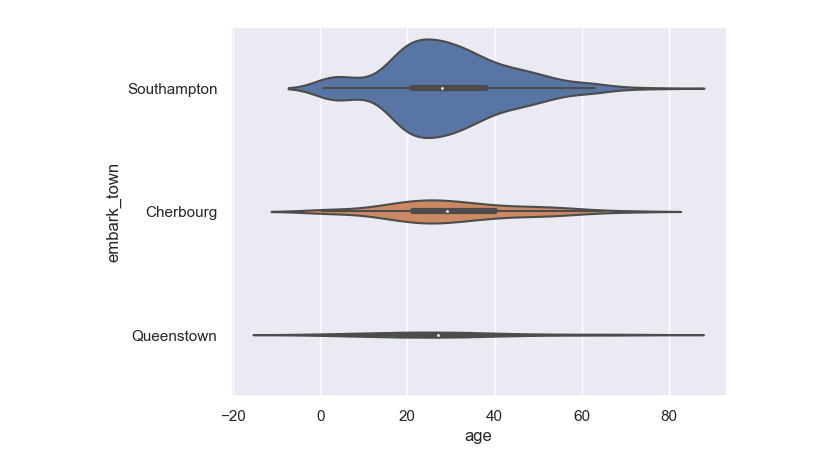
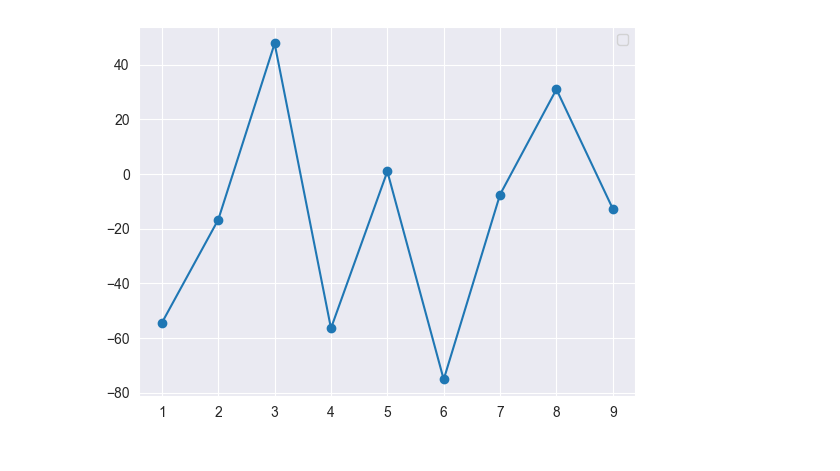
Before and after one commit to Kazi1318914/Plotify, a Jupyter notebook: test.ipynb, the cells around one changed output. Cells and saved outputs as stored; diff of their text form; code cells hidden in the pictures.

Commit message:
scatter and connected scatter plot added

```diff
--- a/test.ipynb
+++ b/test.ipynb
@@ -160,7 +139,20 @@ Index(['survived', 'pclass', 'sex', 'age', 'sibsp', 'parch', 'fare',
       dtype='object')
-# %%
-vp = Violinplot(df=df, x="age", y="embark_town", scale="count")
-# %% [output]
-[figure, removed]
+# %%
+df = pd.DataFrame({
+    'x_axis': range(1,10),
+    'y_axis': np.random.randn(9)*80+range(1,10)
+})
+# %%
+df["other_column"] = np.random.choice(['A', 'B', 'C', 'D'], size=len(df))
+
+vp = ConnectedScatterPlot(
+    x="x_axis",
+    y="y_axis",
+    df=df,
+    linestyle="-",
+    marker="o",
+)
+# %% [output]
+[figure, added]
 # %%
 vp.save_plot('violin_plot.png', size=(10, 10))
```
Also changed, not shown: parts of 6 cells of this notebook, 2 other files.
